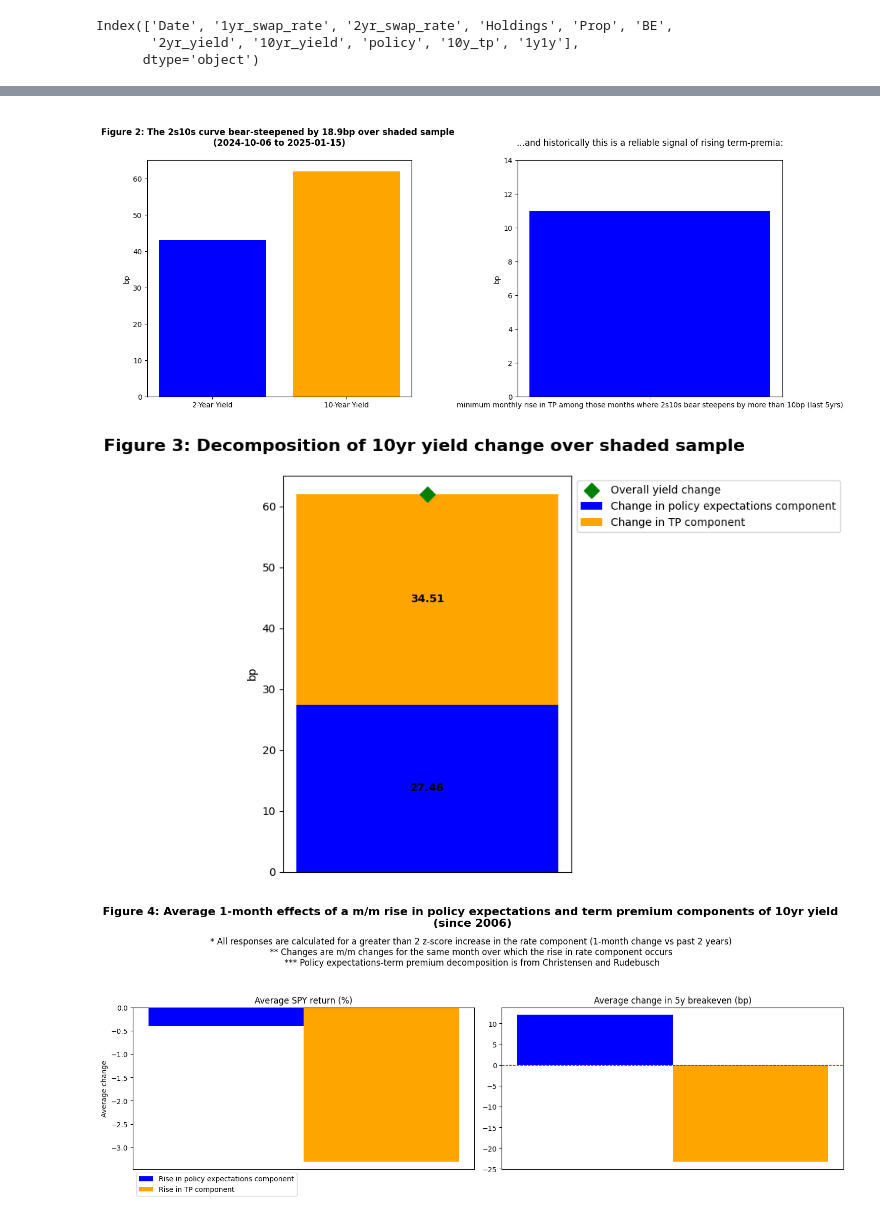
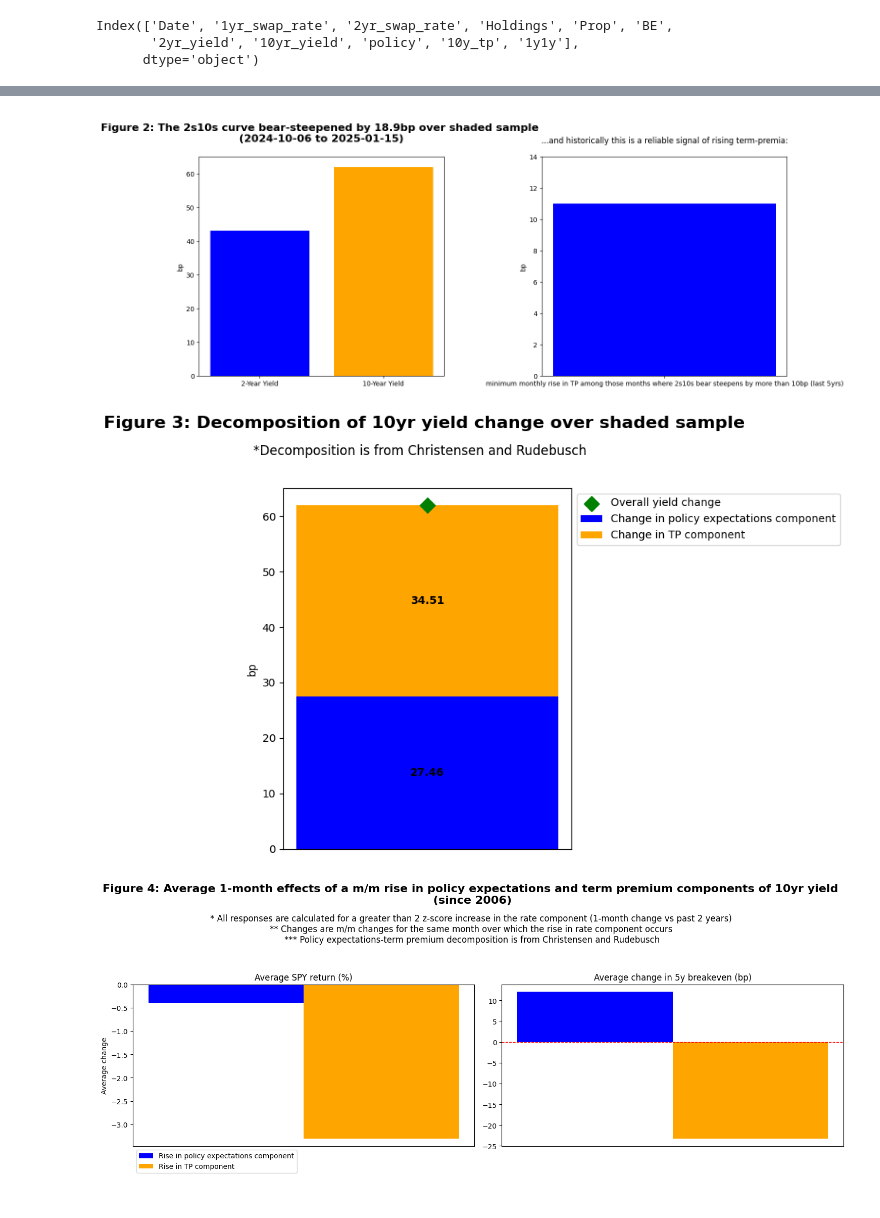
Before and after one commit to ALILODHI-cloud/UVAmacro, a Jupyter notebook: post_2/analysis.ipynb, the cells around one changed output, grey strips where cells are left out. Drawn from its saved outputs; the diff is of its cells as text; code cells hidden in the pictures.

```diff
--- a/post_2/analysis.ipynb
+++ b/post_2/analysis.ipynb
@@ -242,7 +230,7 @@ plt.subplots_adjust(wspace=0.4)
 
 # First subplot (Figure 2)
 axes[0].bar(['2-Year Yield', '10-Year Yield'], [difference_2yr, difference_10yr], color=['blue', 'orange'])
-axes[0].set_title(f'Figure 2: The 2s10s curve bear-steepened by {total:.1f}bp over shaded sample \n (2024-10-06 to 2025-01-15) \n', fontsize=12, fontweight='bold')
+axes[0].set_title(f'Figure 2: The 2s10s curve bear-steepened by {total:.1f}bp over shaded sample \n (2024-10-06 to 2025-01-15) \n', fontsize=16, fontweight='bold')
 axes[0].set_ylabel('bp')
 
 # Step 4: Plot the second figure (Minimum value for the bear condition)
@@ -255,34 +243,34 @@ df_total['monthly_change_2yr'] = df_total['2yr_yield'] - df_total['2yr_yield'].s
 df_total['monthly_change_curve'] = df_total['curve'] - df_total['curve'].shift(30)
 df_total['condition_bear'] = ((df_total['monthly_change_10yr'] > df_total['monthly_change_2yr']) &
                               (df_total['monthly_change_2yr'] > 0) &
                               (df_total['monthly_change_10yr'] > 0) &
                               (df_total['monthly_change_curve'] > 0.10))
 
 # Filter the DataFrame to get only the rows where condition_bear == 1
 df_bear = df_total[df_total['condition_bear'] == 1]
 
 # Calculate the minimum value of 'monthly_change_tp' for those rows
 min_value = df_bear['monthly_change_tp'].min()
 
 # Plot the second bar graph (Figure 2.1)
 axes[1].bar('minimum monthly rise in TP among those months where 2s10s bear steepens by more than 10bp (last 5yrs)', min_value, color='blue', width=0.5)
 axes[1].set_ylim(0, 14)  # Adjust y-limits
 axes[1].set_title('\n\n ...and historically this is a reliable signal of rising term-premia: \n ')
 axes[1].set_ylabel('bp')
 
 
 
 #minimum monthly rise in TP for among those months where 2s10s bear steepens by more than 10bp (last 5 years) \n'
 
 # Adjust layout for better spacing between subplots
 
 # Save the figure as one image
 plt.savefig(f'{figure_path}/figure_2.jpg', format='jpeg', bbox_inches='tight')
 
 # Show the combined plot
 plt.show()
 # %% [output]
-[figure, old version]
+[figure, new version]
 # %%
 # figure 3
 
@@ -326,8 +314,10 @@ tp_bar = plt.bar(x_pos[0], difference_tp, color='orange', width=bar_width, botto
 plt.scatter(x_pos[0], overall_change, color='green', s=100, marker='D', label='Overall yield change')
 
 # Adding labels and title
-plt.title(f'Figure 3: Decomposition of 10yr yield change over shaded sample \n', fontsize=16, fontweight='bold')
+plt.title('Figure 3: Decomposition of 10yr yield change over shaded sample \n\n\n', fontsize=16, fontweight='bold')
 plt.ylabel('bp')
+
+plt.text(-0.01, 73, '*Decomposition is from Christensen and Rudebusch', ha='center', va='top', fontsize=12, color='black')
 
 # Remove x-axis ticks and labels
 plt.xticks([])  # This removes the ticks
@@ -352,7 +342,7 @@ plt.savefig(f'{figure_path}/figure_3.jpg', format='jpeg', bbox_inches='tight')
 # Show the plot
 plt.show()
 # %% [output]
-[figure, old version]
+[figure, new version]
 # %%
 # Figure 4
 
```
Also changed, not shown: parts of 3 cells of this notebook.
